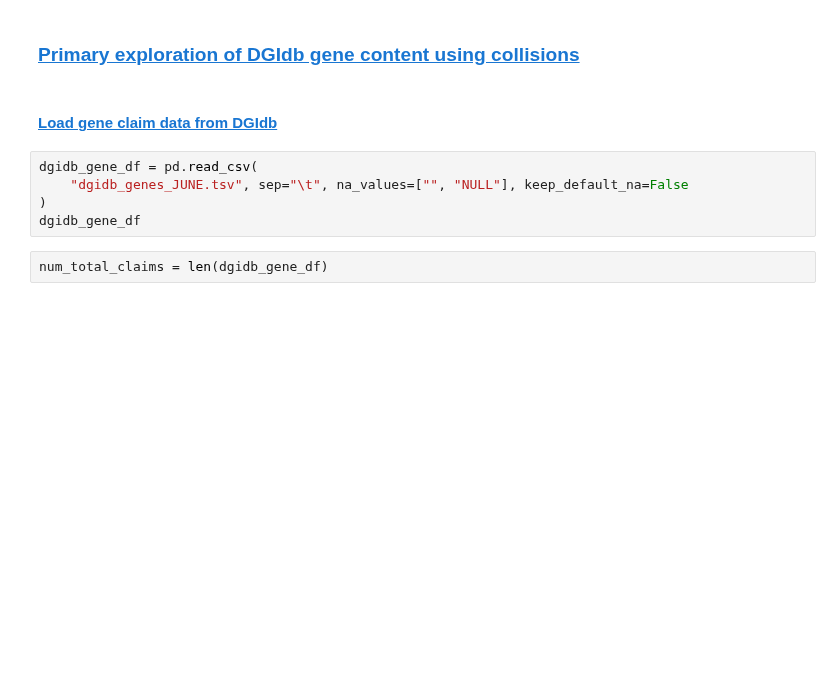
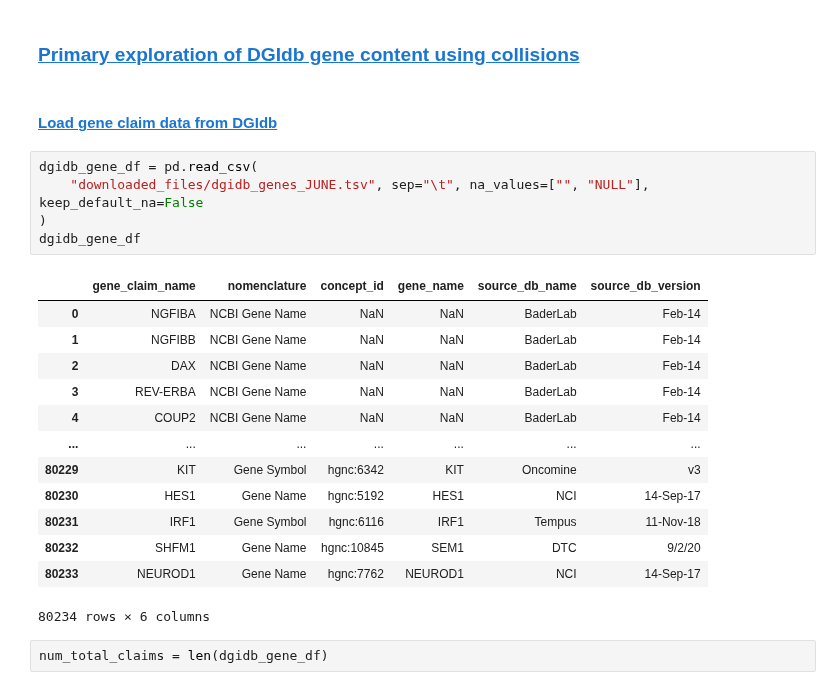
Before and after one commit to cancervariants/gene-harmony-analysis, a Jupyter notebook: dgidb_analysis/dgidb_gene_content_analysis.ipynb, the cells around one changed output. Saved outputs shown, nothing was run; the diff lists cells and outputs as text; blank space fills up the shorter version.

Commit message:
clean up created files and reorganize dgidb analysis folder

```diff
--- a/dgidb_analysis/dgidb_gene_content_analysis.ipynb
+++ b/dgidb_analysis/dgidb_gene_content_analysis.ipynb
@@ -121,9 +169,23 @@ ambiguous_symbol_set
 #### <a id='toc1_1_2_1_'></a>[Load gene claim data from DGIdb](#toc0_)
 # %%
 dgidb_gene_df = pd.read_csv(
-    "dgidb_genes_JUNE.tsv", sep="\t", na_values=["", "NULL"], keep_default_na=False
+    "downloaded_files/dgidb_genes_JUNE.tsv", sep="\t", na_values=["", "NULL"], keep_default_na=False
 )
 dgidb_gene_df
+# %% [output]
+|  | gene_claim_name | nomenclature | concept_id | gene_name | source_db_name | source_db_version |
+| 0 | NGFIBA | NCBI Gene Name | NaN | NaN | BaderLab | Feb-14 |
+| 1 | NGFIBB | NCBI Gene Name | NaN | NaN | BaderLab | Feb-14 |
+| 2 | DAX | NCBI Gene Name | NaN | NaN | BaderLab | Feb-14 |
+| 3 | REV-ERBA | NCBI Gene Name | NaN | NaN | BaderLab | Feb-14 |
+| 4 | COUP2 | NCBI Gene Name | NaN | NaN | BaderLab | Feb-14 |
+| ... | ... | ... | ... | ... | ... | ... |
+| 80229 | KIT | Gene Symbol | hgnc:6342 | KIT | Oncomine | v3 |
+| 80230 | HES1 | Gene Name | hgnc:5192 | HES1 | NCI | 14-Sep-17 |
+| 80231 | IRF1 | Gene Symbol | hgnc:6116 | IRF1 | Tempus | 11-Nov-18 |
+| 80232 | SHFM1 | Gene Name | hgnc:10845 | SEM1 | DTC | 9/2/20 |
+| 80233 | NEUROD1 | Gene Name | hgnc:7762 | NEUROD1 | NCI | 14-Sep-17 |
+80234 rows × 6 columns
 # %%
 num_total_claims = len(dgidb_gene_df)
 # %%
```
Also changed, not shown: parts of 107 cells of this notebook, 55 other files.
